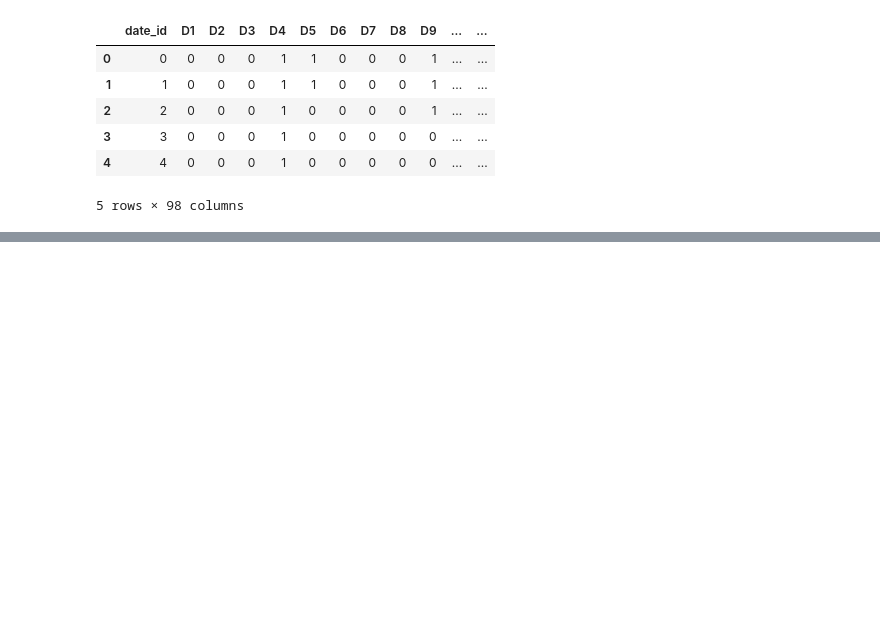
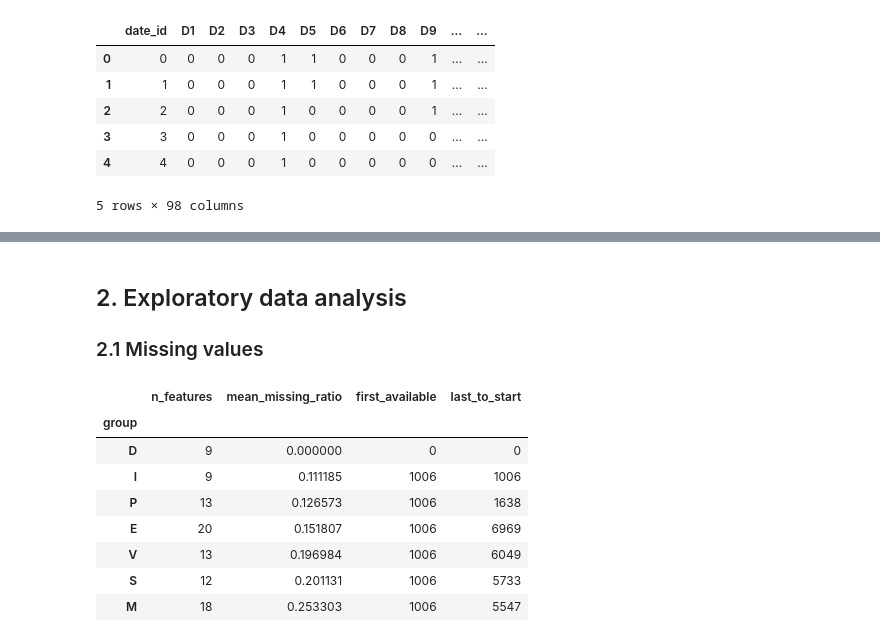
Before and after one commit to ceng313-2026/GROUP59_CENG313, a Jupyter notebook: assignment1_eda_baseline.ipynb, the cells around one changed output, grey strips where cells are left out. Saved outputs shown, nothing was run; the diff lists cells and outputs as text; code cells hidden in the pictures; blank space fills up the shorter version.

```diff
--- a/assignment1_eda_baseline.ipynb
+++ b/assignment1_eda_baseline.ipynb
@@ -63,0 +108,21 @@ train.head()
+# %% [markdown]
+## 2. Exploratory data analysis
+### 2.1 Missing values
+# %%
+miss = data.missing_summary(train)
+miss.groupby("group").agg(
+    n_features=("feature", "count"),
+    mean_missing_ratio=("missing_ratio", "mean"),
+    first_available=("first_valid_date_id", "min"),
+    last_to_start=("first_valid_date_id", "max"),
+).sort_values("mean_missing_ratio")
+# %% [output]
+|  | n_features | mean_missing_ratio | first_available | last_to_start |
+| group |  |  |  |  |
+| D | 9 | 0.000000 | 0 | 0 |
+| I | 9 | 0.111185 | 1006 | 1006 |
+| P | 13 | 0.126573 | 1006 | 1638 |
+| E | 20 | 0.151807 | 1006 | 6969 |
+| V | 13 | 0.196984 | 1006 | 6049 |
+| S | 12 | 0.201131 | 1006 | 5733 |
+| M | 18 | 0.253303 | 1006 | 5547 |
```
Also changed, not shown: parts of 10 cells of this notebook.
